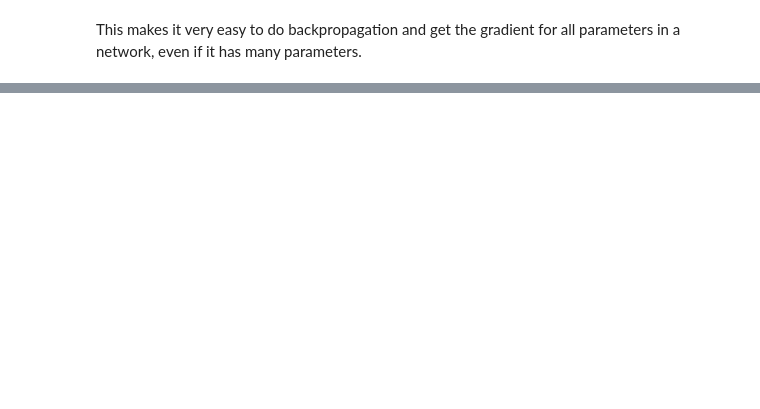
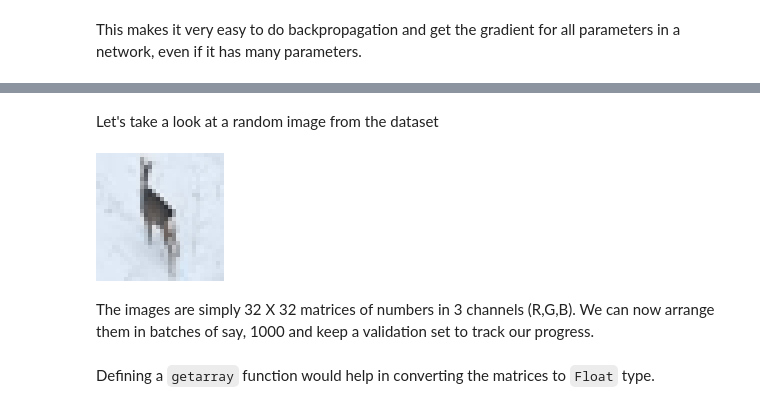
Before and after one commit to DhairyaLGandhi/model-zoo, a Jupyter notebook: notebooks/tutorials/60-minute-blitz.ipynb, the cells around one changed output, grey strips where cells are left out. Saved outputs shown, nothing was run; the diff lists cells and outputs as text; code cells hidden in the pictures; blank space fills up the shorter version.

```diff
--- a/notebooks/tutorials/60-minute-blitz.ipynb
+++ b/notebooks/tutorials/60-minute-blitz.ipynb
@@ -367,0 +457,4 @@ of models.
+# %%
+Metalhead.download(CIFAR10)
+X = trainimgs(CIFAR10)
+labels = onehotbatch([X[i].ground_truth.class for i in 1:50000],1:10)
@@ -367,0 +473,11 @@ of models.
+# %% [markdown]
+Let's take a look at a random image from the dataset
+# %%
+X[rand(1:end)].img
+# %% [output]
+[figure, added]
+# %% [markdown]
+The images are simply 32 X 32 matrices of numbers in 3 channels (R,G,B). We can now
+arrange them in batches of say, 1000 and keep a validation set to track our progress.
+# %% [markdown]
+Defining a `getarray` function would help in converting the matrices to `Float` type.
```
Also changed, not shown: parts of 62 cells of this notebook.
